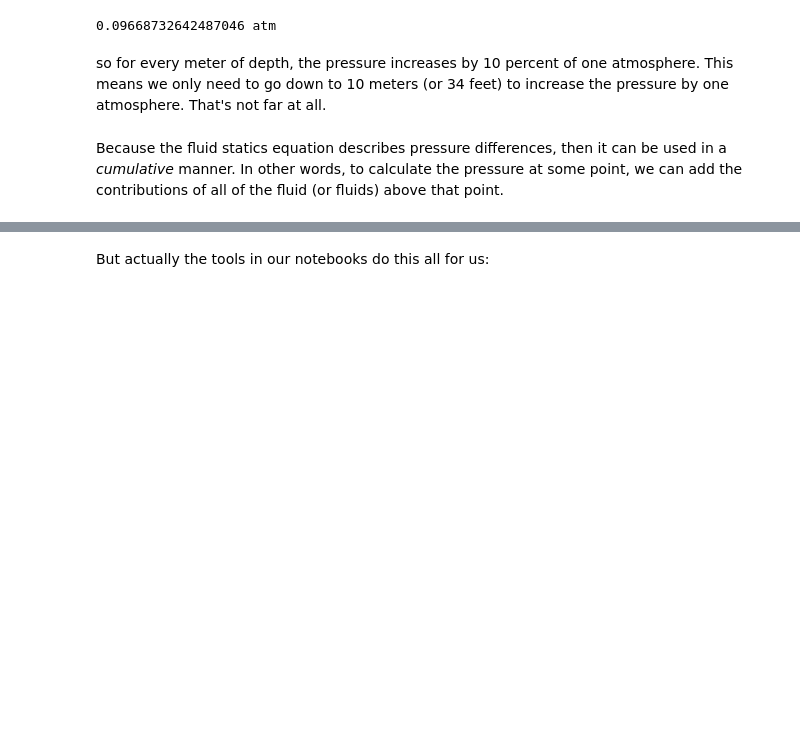
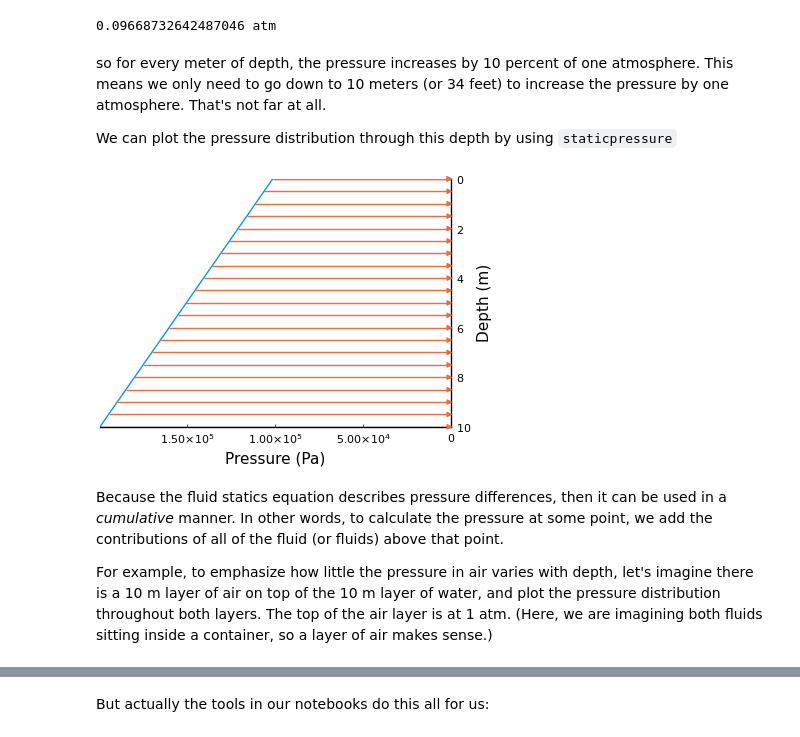
Before and after one commit to UCLAMAEThreads/MAE103, a Jupyter notebook: notebook/2.0-FluidStatics.ipynb, the cells around one changed output, grey strips where cells are left out. Cells and saved outputs as stored; diff of their text form; code cells hidden in the pictures; blank space fills up the shorter version.

Commit message:
Created a plot recipe for fluid statics

```diff
--- a/notebook/2.0-FluidStatics.ipynb
+++ b/notebook/2.0-FluidStatics.ipynb
@@ -88,7 +87,19 @@ value(dp,u"atm")
 so for every meter of depth, the pressure increases by 10 percent of one
 atmosphere. This means we only need to go down to 10 meters (or 34 feet)
 to increase the pressure by one atmosphere. That's not far at all.
+
+We can plot the pressure distribution through this depth by using `staticpressure`
+# %%
+staticpressure(10u"m",Water)
+# %% [output]
+[figure, added]
 # %% [markdown]
 Because the fluid statics equation describes pressure differences, then it can be
 used in a *cumulative* manner. In other words, to calculate the pressure at some
-point, we can add the contributions of all of the fluid (or fluids) above that point.
+point, we add the contributions of all of the fluid (or fluids) above that point.
+
+For example, to emphasize how little the pressure in air varies with depth,
+let's imagine there is a 10 m layer of air on top of the 10 m layer of water,
+and plot the pressure distribution throughout both layers. The top of the air
+layer is at 1 atm. (Here, we are imagining both fluids sitting inside a container,
+so a layer of air makes sense.)
```
Also changed, not shown: parts of 13 cells of this notebook, 11 other files.
